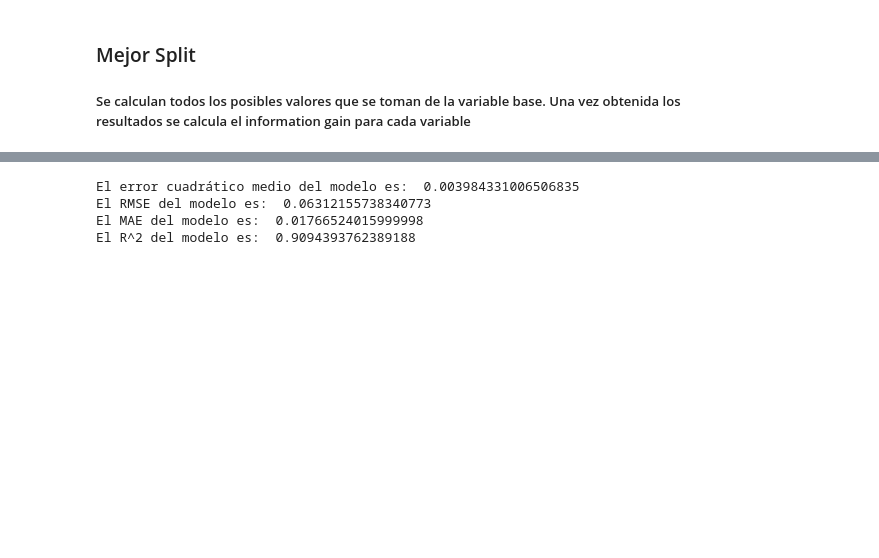
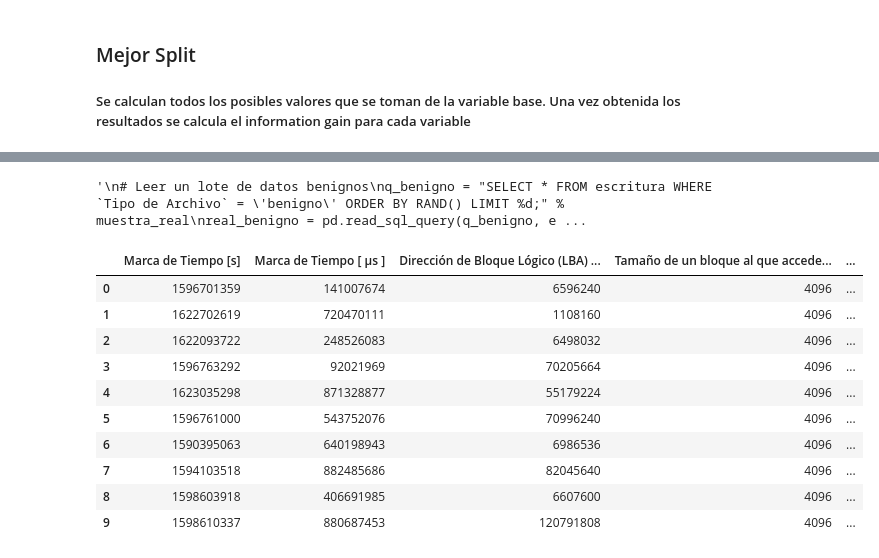
Before and after one commit to MarcoBetance0327/RanSap, a Jupyter notebook: V4.ipynb, the cells around one changed output, grey strips where cells are left out. Drawn from its saved outputs; the diff is of its cells as text; code cells hidden in the pictures; blank space fills up the shorter version.

```diff
--- a/V4.ipynb
+++ b/V4.ipynb
@@ -367,35 +436,0 @@ from sklearn.metrics import r2_score
-# %%
-
-# Primero, obtén las etiquetas verdaderas de tus datos
-y_true = batch['Entropia_de_Shannon'].tolist()
-
-# Luego, usa tu bosque de árboles de decisión para hacer predicciones en tus datos
-y_pred = []
-for i in range(len(batch)):
-    # Hacer una predicción con cada árbol
-    tree_predictions = [clasificar_datos(batch.iloc[i,:], tree) for tree in forest]
-
-    # Usar el promedio para obtener la predicción final
-    obs_pred = sum(tree_predictions) / len(tree_predictions)
-
-    y_pred.append(obs_pred)
-
-
-# Ahora, puedes calcular el MSE
-mse = mean_squared_error(y_true, y_pred)
-
-print("El error cuadrático medio del modelo es: ", mse)
-
-rmse = np.sqrt(mean_squared_error(y_true, y_pred))
-print("El RMSE del modelo es: ", rmse)
-
-mae = mean_absolute_error(y_true, y_pred)
-print("El MAE del modelo es: ", mae)
-
-r2 = r2_score(y_true, y_pred)
-print("El R^2 del modelo es: ", r2)
-# %% [output]
-El error cuadrático medio del modelo es:  0.003984331006506835
-El RMSE del modelo es:  0.06312155738340773
-El MAE del modelo es:  0.01766524015999998
-El R^2 del modelo es:  0.9094393762389188
@@ -401,0 +439,21 @@ El R^2 del modelo es:  0.9094393762389188
+# %%
+
+# Definir el tamaño del lote para cada tipo de datos
+muestra_real = 10  # Ajusta este número según la capacidad de tu máquina
+
+q_real = "SELECT * FROM escritura ORDER BY RAND() LIMIT %d;" % muestra_real
+df_real = pd.read_sql_query(q_real, engine)
+
+'''
+# Leer un lote de datos benignos
+q_benigno = "SELECT * FROM escritura WHERE `Tipo de Archivo` = 'benigno' ORDER BY RAND() LIMIT %d;" % muestra_real
+real_benigno = pd.read_sql_query(q_benigno, engine)
+
+# Leer un lote de datos de ransomware
+q_ransomware = "SELECT * FROM escritura WHERE `Tipo de Archivo` = 'ransomware' ORDER BY RAND() LIMIT %d;" % muestra_real
+real_ransomware = pd.read_sql_query(q_ransomware, engine)
+
+# Concatenar los lotes
+df_real = pd.concat([real_benigno, real_ransomware], ignore_index=True) '''
+# %% [output]
+'\n# Leer un lote de datos benignos\nq_benigno = "SELECT * FROM escritura WHERE `Tipo de Archivo` = \'benigno\' ORDER BY RAND() LIMIT %d;" % muestra_real\nreal_benigno = pd.read_sql_query(q_benigno, e ...
@@ -401,0 +464,14 @@ El R^2 del modelo es:  0.9094393762389188
+# %%
+df_real
+# %% [output]
+|  | Marca de Tiempo [s] | Marca de Tiempo [ μs ] | Dirección de Bloque Lógico (LBA) ... | Tamaño de un bloque al que accede... | ... |
+| 0 | 1596701359 | 141007674 | 6596240 | 4096 | ... |
+| 1 | 1622702619 | 720470111 | 1108160 | 4096 | ... |
+| 2 | 1622093722 | 248526083 | 6498032 | 4096 | ... |
+| 3 | 1596763292 | 92021969 | 70205664 | 4096 | ... |
+| 4 | 1623035298 | 871328877 | 55179224 | 4096 | ... |
+| 5 | 1596761000 | 543752076 | 70996240 | 4096 | ... |
+| 6 | 1590395063 | 640198943 | 6986536 | 4096 | ... |
+| 7 | 1594103518 | 882485686 | 82045640 | 4096 | ... |
+| 8 | 1598603918 | 406691985 | 6607600 | 4096 | ... |
+| 9 | 1598610337 | 880687453 | 120791808 | 4096 | ... |
```
Also changed, not shown: parts of 25 cells of this notebook.
